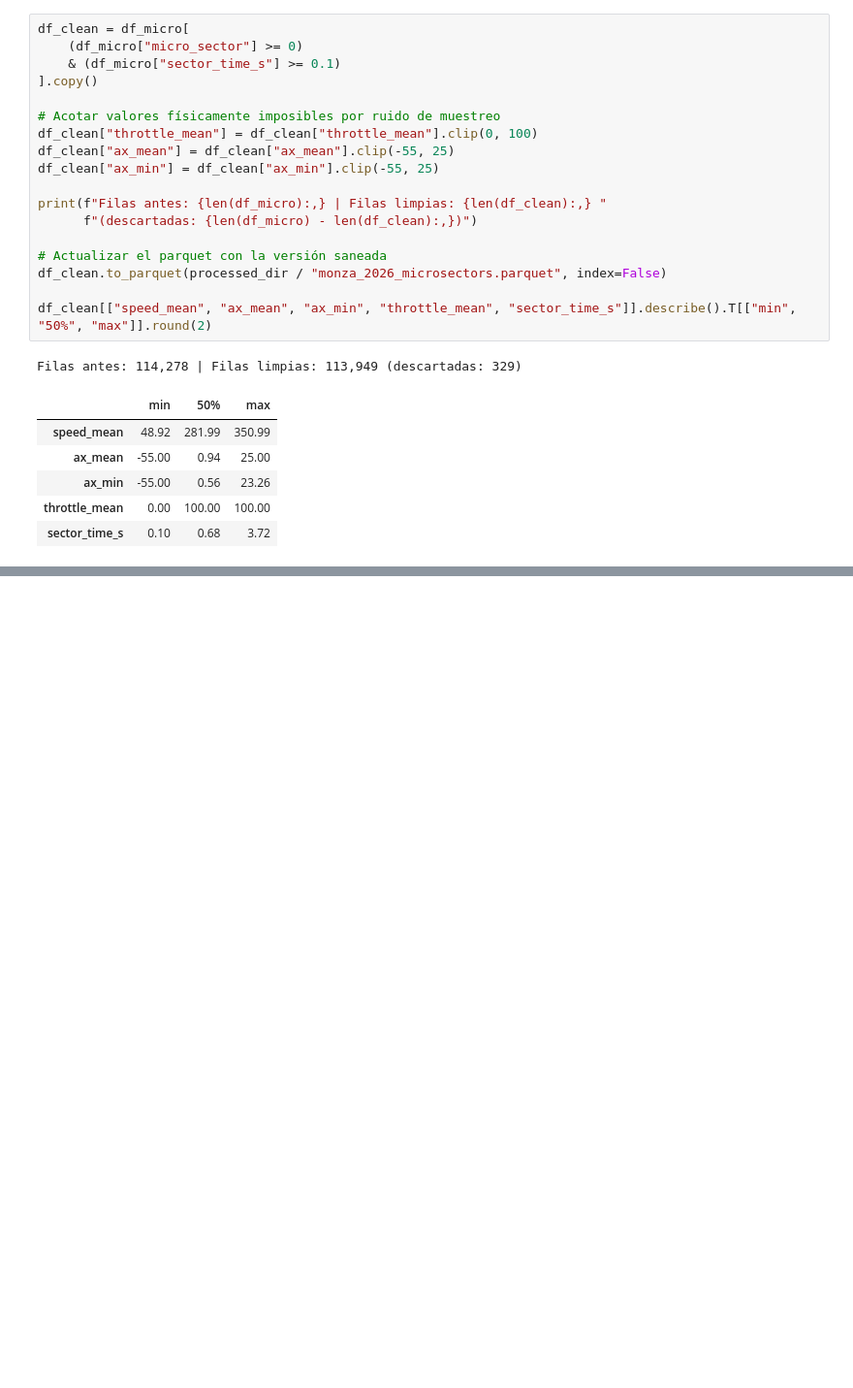
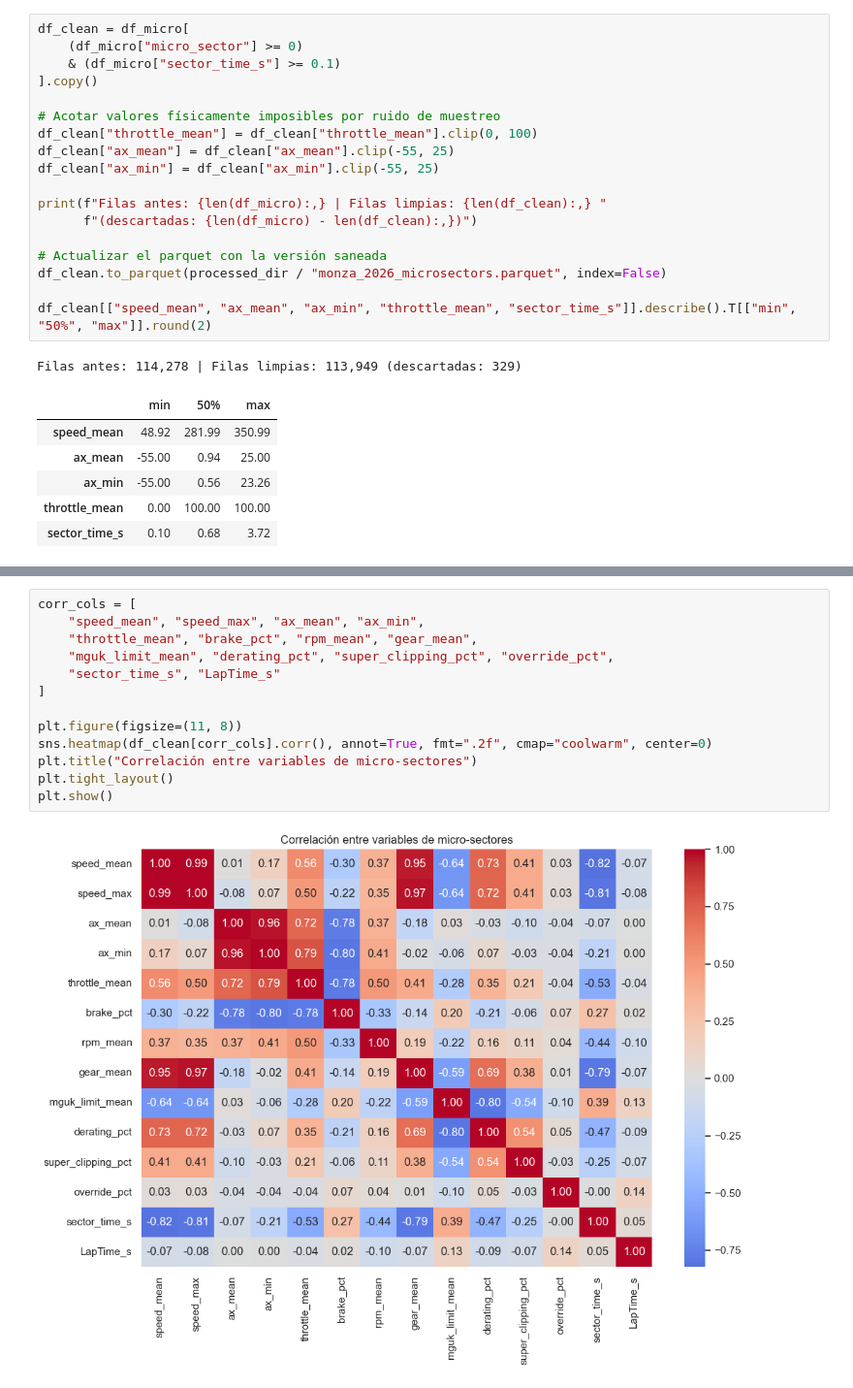
Before and after one commit to BorjaBG/F1-2026-power-unit-ml, a Jupyter notebook: notebook.ipynb, the cells around one changed output, grey strips where cells are left out. Shown at 97% size. Saved outputs shown, nothing was run; the diff lists cells and outputs as text; blank space fills up the shorter version.

```diff
--- a/notebook.ipynb
+++ b/notebook.ipynb
@@ -474,0 +508,15 @@ Filas antes: 114,278 | Filas limpias: 113,949 (descartadas: 329)
+# %%
+corr_cols = [
+    "speed_mean", "speed_max", "ax_mean", "ax_min",
+    "throttle_mean", "brake_pct", "rpm_mean", "gear_mean",
+    "mguk_limit_mean", "derating_pct", "super_clipping_pct", "override_pct",
+    "sector_time_s", "LapTime_s"
+]
+
+plt.figure(figsize=(11, 8))
+sns.heatmap(df_clean[corr_cols].corr(), annot=True, fmt=".2f", cmap="coolwarm", center=0)
+plt.title("Correlación entre variables de micro-sectores")
+plt.tight_layout()
+plt.show()
+# %% [output]
+[figure, added]
```
Also changed, not shown: parts of 8 cells of this notebook.
